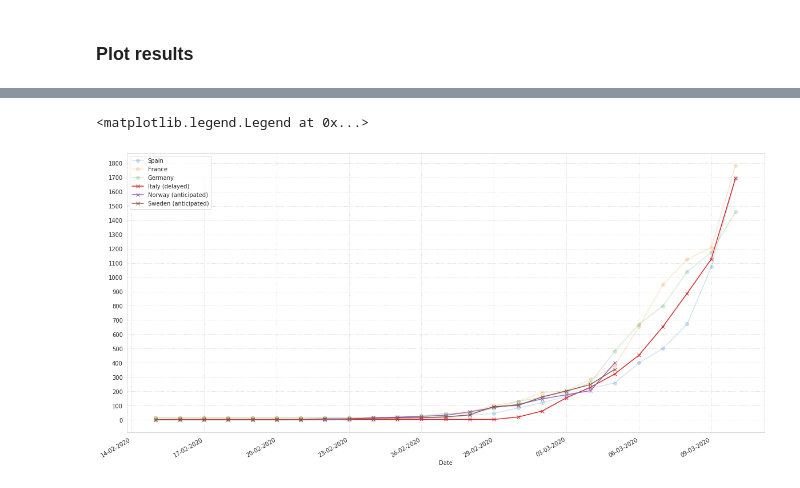
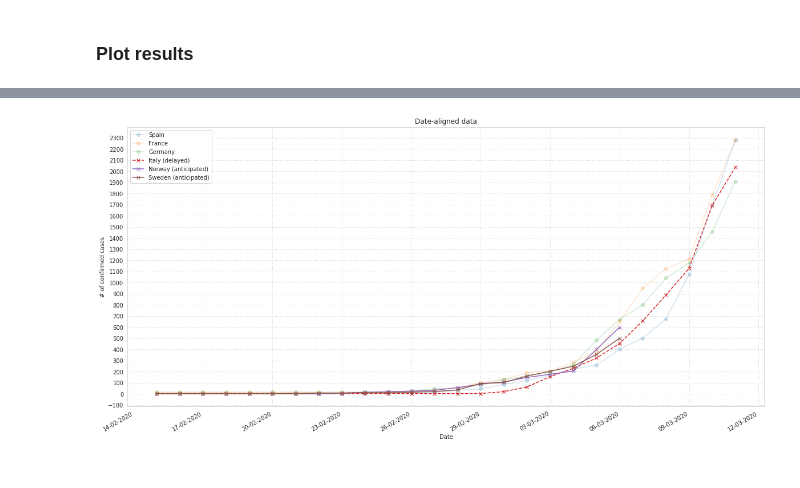
Before and after one commit to matteobarbieri/covid2019-data-analysis, a Jupyter notebook: notebooks/projections_covid2019_italy.ipynb, the cells around one changed output, grey strips where cells are left out. Saved outputs shown, nothing was run; the diff lists cells and outputs as text; code cells hidden in the pictures.

```diff
--- a/notebooks/projections_covid2019_italy.ipynb
+++ b/notebooks/projections_covid2019_italy.ipynb
@@ -209,3 +201,0 @@ ax.xaxis.set_major_locator(ticker.MultipleLocator(3))
-# %%
-def get_country_df(world_df, country_name):
-    return world_df[world_df['Country/Region'] == country_name].sort_values(by='Date')
@@ -216,6 +208,19 @@ datetime.date(2020, 2, 14)
+# %%
+def get_country_df(world_df, country_name):
+
+    # Some countries have several Provinces/States, must aggregate
+    country_df = world_df[world_df['Country/Region'] == country_name] \
+        .groupby(["Country/Region", "Date"]) \
+        .sum() \
+        .sort_values(by='Date')
+
+    # Restore columns
+    country_df['Country/Region'] = [i[0] for i in country_df.index]
+    country_df['Date'] = [i[1] for i in country_df.index]
+
+    return country_df
+#     return world_df[world_df['Province/State'] == country_name].sort_values(by='Date')
 # %%
-import matplotlib.dates as mdates
-
 ax = plt.gca()
 
 sns.set_style("whitegrid", {'grid.linestyle': ':'})
@@ -233,36 +238,42 @@ countries_to_plot = [
 #     "Sweden",
 ]
 
 for cc in countries_to_plot:
     c_df = get_country_df(world_df, cc)
     c_df = c_df[c_df['Date'] > datetime(2020, 2,14).date()]
 
     c_df.plot(x='Date', y=["Confirmed"], figsize=(20,10), ax=ax, marker='o', alpha=0.2)
     pass
 
 italy_delayed = get_country_df(world_df, "Italy")
 italy_delayed = italy_delayed.iloc[:-9,:]
 
+# TODO THe number here must be changed daily
 # Adjust date
-italy_delayed['Date'] = list(get_country_df(world_df, "Spain")['Date'][-31:])
+italy_delayed['Date'] = list(get_country_df(world_df, "Spain")['Date'][-32:])
 
+# TODO THe dates here must be changed daily
 norway_anticipated = get_country_df(world_df, "Norway")
-norway_anticipated['Date'] = pd.date_range(end="03-05-2020", periods=len(norway_anticipated))
+norway_anticipated['Date'] = pd.date_range(end="03-06-2020", periods=len(norway_anticipated))
 
 sweden_anticipated = get_country_df(world_df, "Sweden")
-sweden_anticipated['Date'] = pd.date_range(end="03-05-2020", periods=len(sweden_anticipated))
+sweden_anticipated['Date'] = pd.date_range(end="03-06-2020", periods=len(sweden_anticipated))
 
 # Plot adjusted countries
 italy_delayed = italy_delayed[italy_delayed['Date'] > datetime(2020, 2,14).date()]
-italy_delayed.plot(x='Date', y=["Confirmed"], figsize=(20,10), ax=ax, marker='x')
+italy_delayed.plot(x='Date', y=["Confirmed"], figsize=(20,10), ax=ax, marker='x', ls="--")
 
 norway_anticipated = norway_anticipated[norway_anticipated['Date'] > "2020-02-14"]
 sweden_anticipated = sweden_anticipated[sweden_anticipated['Date'] > "2020-02-14"]
 
 norway_anticipated.plot(x='Date', y=["Confirmed"], figsize=(20,10), ax=ax, marker='x')
 sweden_anticipated.plot(x='Date', y=["Confirmed"], figsize=(20,10), ax=ax, marker='x')
 
 ax.legend(countries_to_plot + ['Italy (delayed)', 'Norway (anticipated)', 'Sweden (anticipated)'])
+ax.set_ylabel("# of confirmed cases")
+
+plt.title("Date-aligned data");
+
+plt.savefig("europe_aligned_dates.png");
 # %% [output]
-<matplotlib.legend.Legend at 0x...>
-[figure, old version]
+[figure, new version]
```
Also changed, not shown: parts of 12 cells of this notebook.
